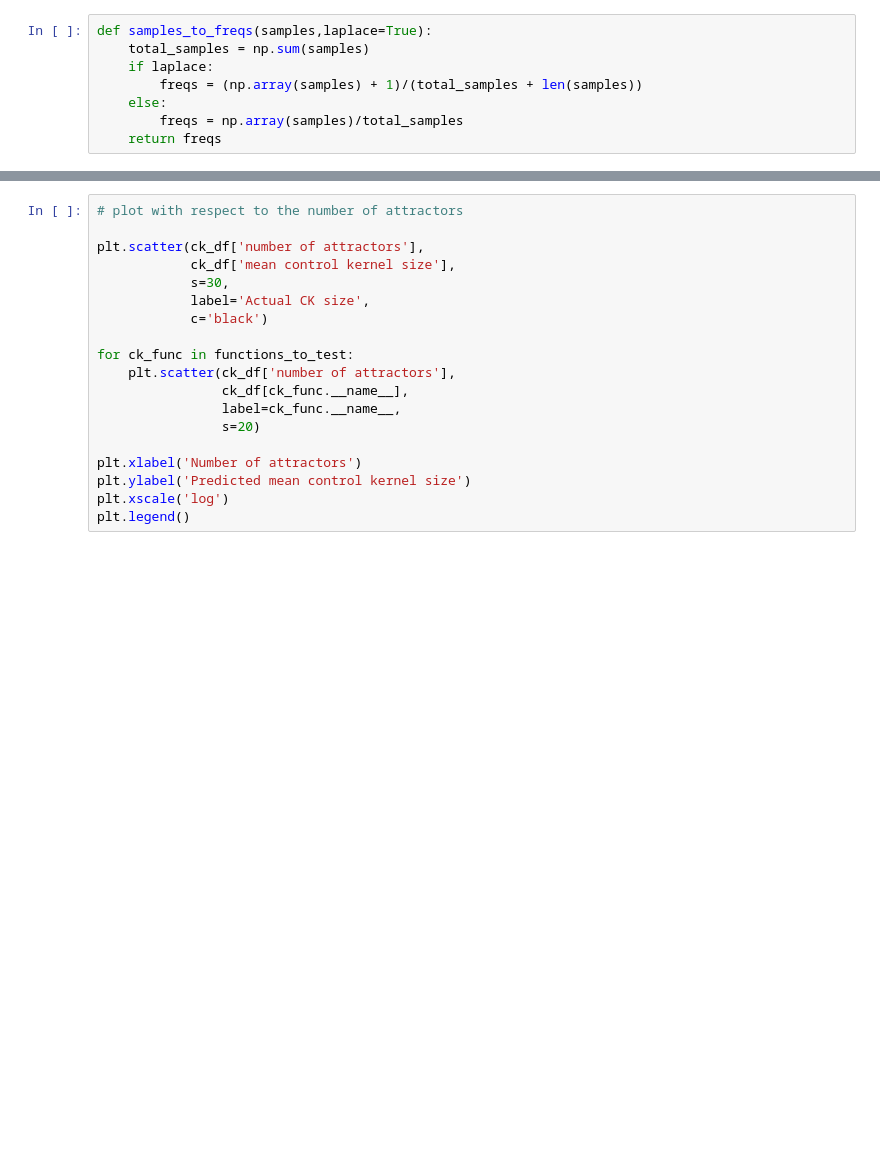
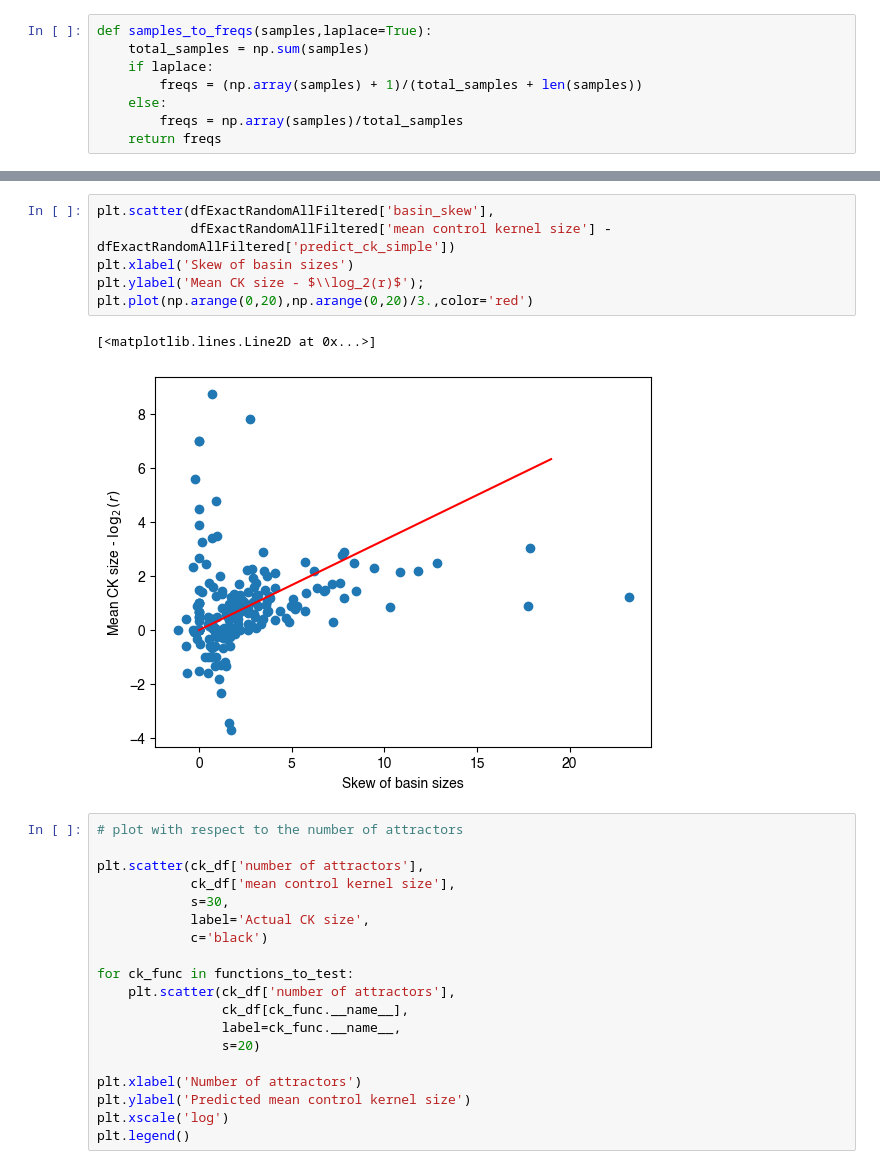
Before and after one commit to bcdaniels/Control-of-Synthetic-Boolean-Networks, a Jupyter notebook: CK_vs_entropy/basin-sizes-to-control-kernel-sizes.ipynb, the cells around one changed output, grey strips where cells are left out. Saved outputs shown, nothing was run; the diff lists cells and outputs as text; blank space fills up the shorter version.

```diff
--- a/CK_vs_entropy/basin-sizes-to-control-kernel-sizes.ipynb
+++ b/CK_vs_entropy/basin-sizes-to-control-kernel-sizes.ipynb
@@ -235,3 +326,12 @@ plt.legend()
+# %%
+plt.scatter(dfExactRandomAllFiltered['basin_skew'],
+            dfExactRandomAllFiltered['mean control kernel size'] - dfExactRandomAllFiltered['predict_ck_simple'])
+plt.xlabel('Skew of basin sizes')
+plt.ylabel('Mean CK size - $\\log_2(r)$');
+plt.plot(np.arange(0,20),np.arange(0,20)/3.,color='red')
+# %% [output]
+[<matplotlib.lines.Line2D at 0x...>]
+[figure, added]
 # %%
 # plot with respect to the number of attractors
 
```
Also changed, not shown: parts of 15 cells of this notebook, 2 other files.
